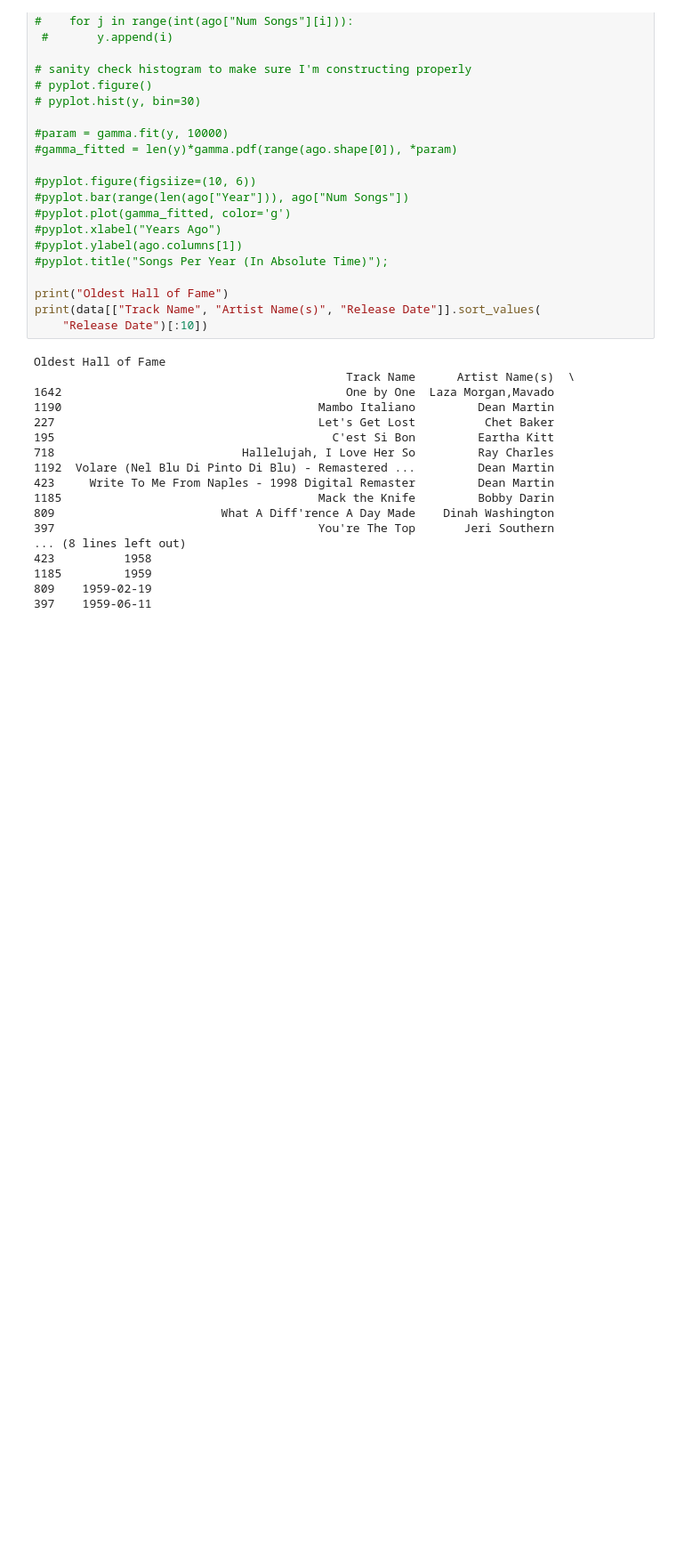
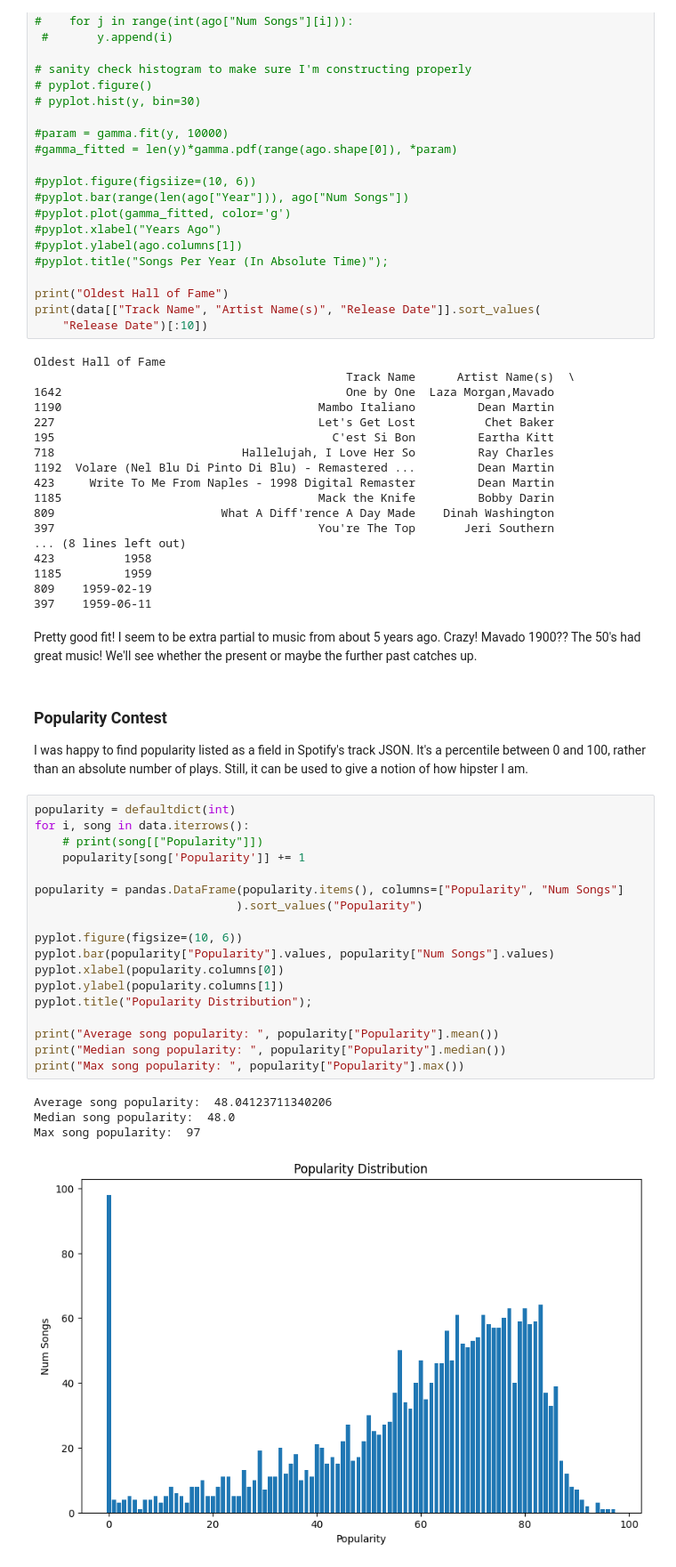
Before and after one commit to Mvoii/myspotify-analysis, a Jupyter notebook: taste-analysis.ipynb, the cells around one changed output. Shown at 89% size. Saved outputs shown, nothing was run; the diff lists cells and outputs as text; blank space fills up the shorter version.

```diff
--- a/taste-analysis.ipynb
+++ b/taste-analysis.ipynb
@@ -349,3 +349,34 @@ Oldest Hall of Fame
 1185         1959
 809    1959-02-19
 397    1959-06-11
+# %% [markdown]
+Pretty good fit! I seem to be extra partial to music from about 5 years ago.
+Crazy! Mavado 1900?? The 50's had great music!
+We'll see whether the present or maybe the further past catches up.
+# %% [markdown]
+<h3>Popularity Contest</h3>
+
+I was happy to find popularity listed as a field in Spotify's track JSON. It's a percentile between 0 and 100, rather than an absolute number of plays. Still, it can be used to give a notion of how hipster I am.
+# %%
+popularity = defaultdict(int)
+for i, song in data.iterrows():
+    # print(song[["Popularity"]])
+    popularity[song['Popularity']] += 1
+
+popularity = pandas.DataFrame(popularity.items(), columns=["Popularity", "Num Songs"]
+                             ).sort_values("Popularity")
+
+pyplot.figure(figsize=(10, 6))
+pyplot.bar(popularity["Popularity"].values, popularity["Num Songs"].values)
+pyplot.xlabel(popularity.columns[0])
+pyplot.ylabel(popularity.columns[1])
+pyplot.title("Popularity Distribution");
+
+print("Average song popularity: ", popularity["Popularity"].mean())
+print("Median song popularity: ", popularity["Popularity"].median())
+print("Max song popularity: ", popularity["Popularity"].max())
+# %% [output]
+Average song popularity:  48.04123711340206
+Median song popularity:  48.0
+Max song popularity:  97
+[figure, added]
```
Also changed, not shown: parts of 16 cells of this notebook.
